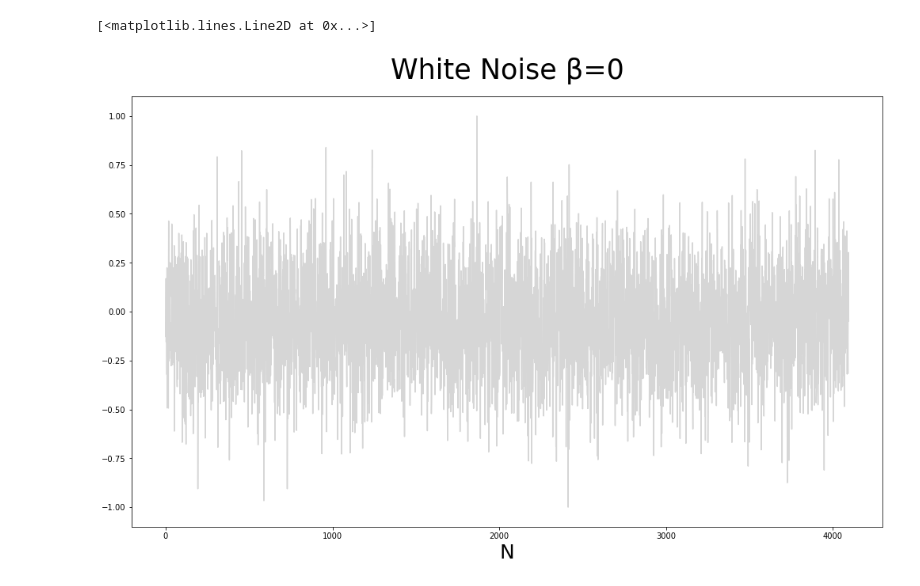
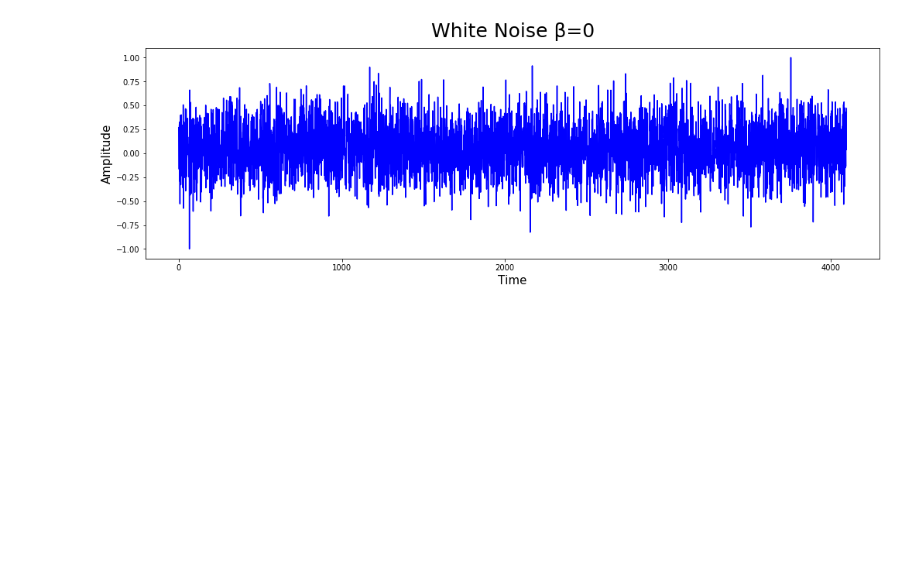
Before and after one commit to AdrianoPereira/cap239, a Jupyter notebook: homework_spectral_analysis.ipynb, the cells around one changed output. Drawn from its saved outputs; the diff is of its cells as text; code cells hidden in the pictures; blank space fills up the shorter version.

```diff
--- a/homework_spectral_analysis.ipynb
+++ b/homework_spectral_analysis.ipynb
@@ -26,9 +30,11 @@ s3 = red_noise_normalize
 # %%
-plt.figure(figsize=(17, 10))
-plt.title('White Noise β=0', fontdict={'fontsize': '35'}, y=1.03)
-plt.xlabel('N', fontdict={'fontsize': '25'})
-plt.plot(white_noise_normalize, color='#d6d6d6')
+plt.figure(figsize=(17, 5))
+plt.title('White Noise β=0', fontdict={'fontsize': '25'}, y=1.03)
+plt.xlabel('Time', fontdict={'fontsize': '15'})
+plt.ylabel('Amplitude', fontdict={'fontsize': '15'})
+plt.plot(s1, color='#0100FF')
+plt.savefig('./images/s1.png', format='png', dpi=400)
+plt.show()
 # %% [output]
-[<matplotlib.lines.Line2D at 0x...>]
-[figure, old version]
+[figure, new version]
 # %%
```
Also changed, not shown: parts of 26 cells of this notebook, 53 other files.
